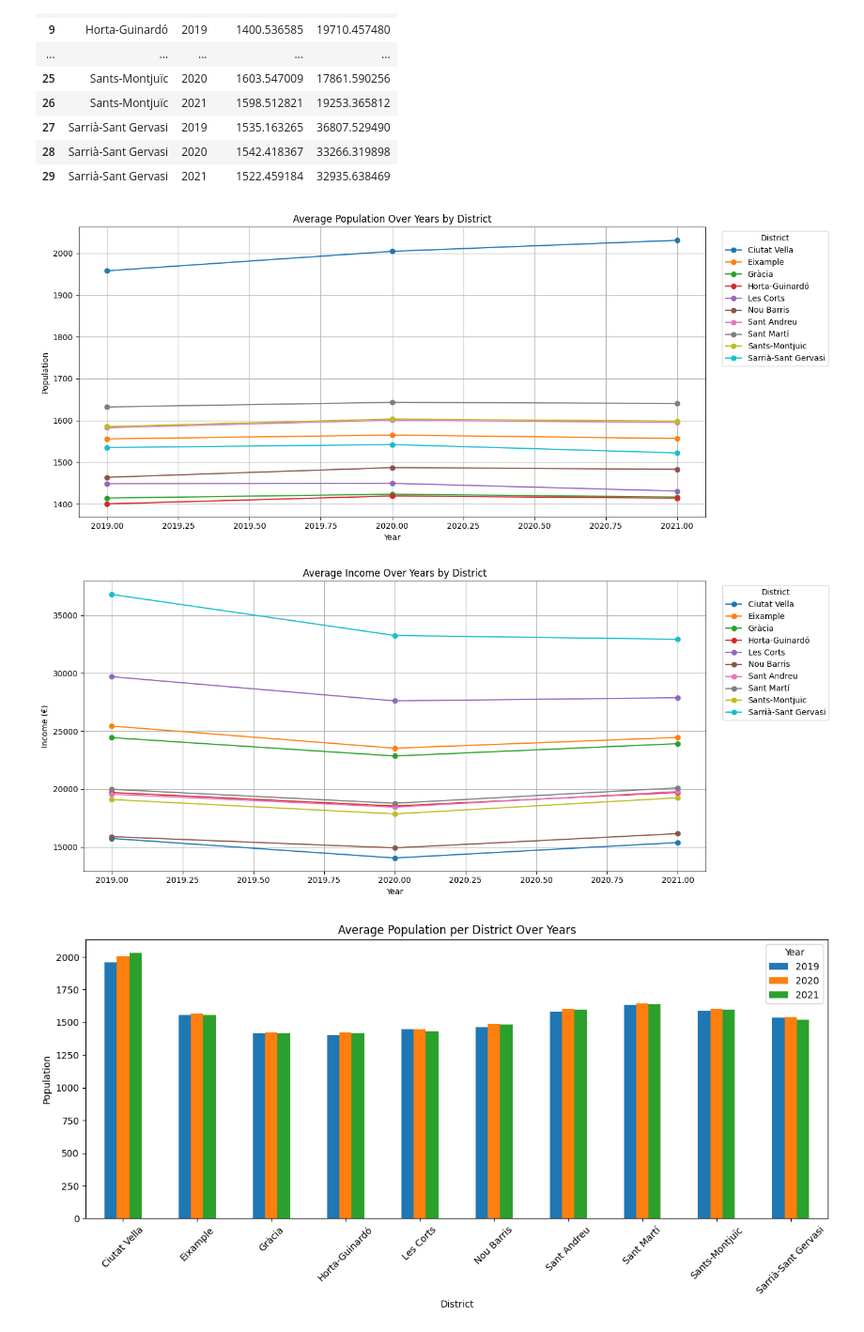
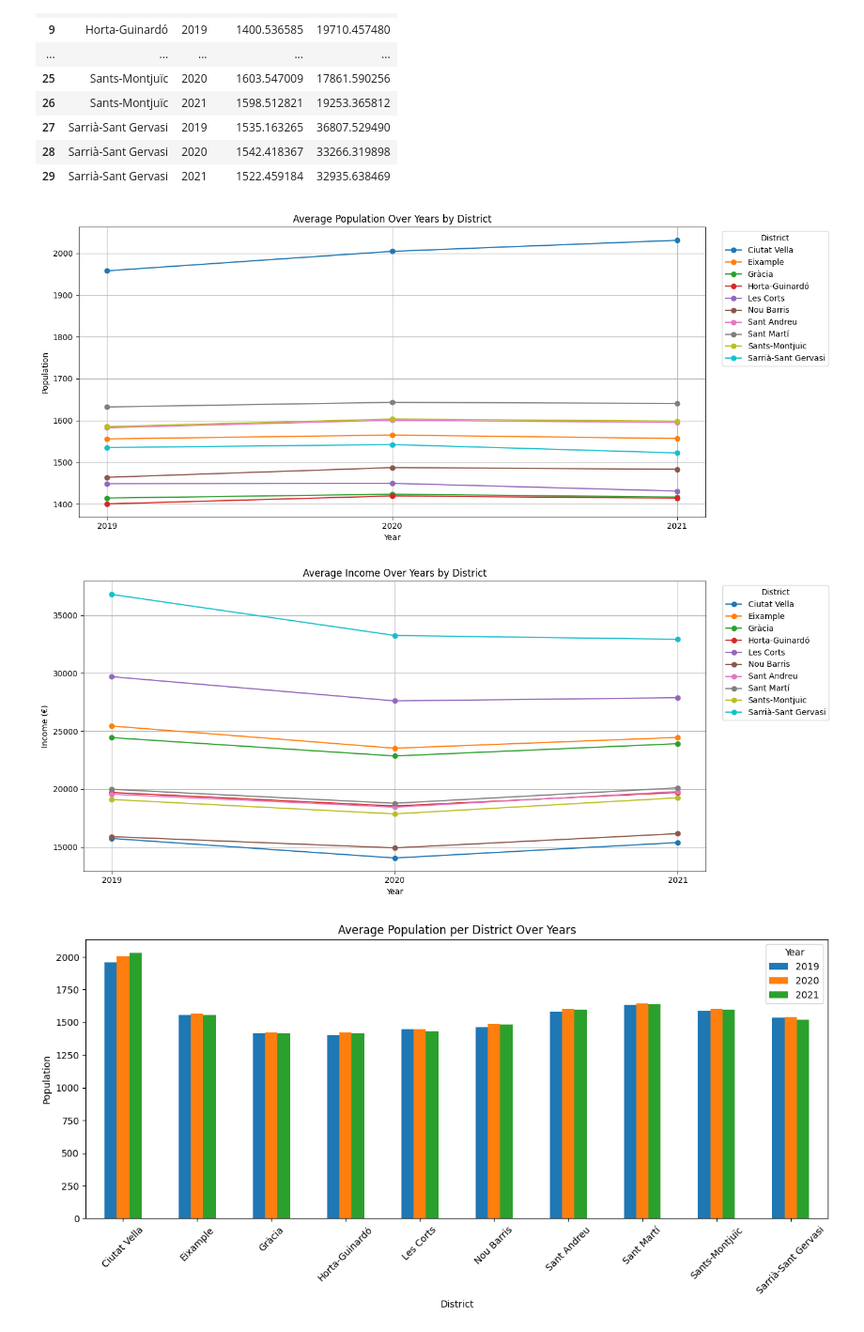
Before and after one commit to akossch0/dmt-1, a Jupyter notebook: src/visualization/plot_income_population.ipynb, the cells around one changed output. Shown: that part at 94% size. Drawn from its saved outputs; the diff is of its cells as text; code cells hidden in the pictures.

Commit message:
Updated plots and fixed time axis formatting

```diff
--- a/src/visualization/plot_income_population.ipynb
+++ b/src/visualization/plot_income_population.ipynb
@@ -94,34 +94,43 @@ df_grouped
 # %%
 import matplotlib.pyplot as plt
 
 # Pivot dei dati: righe = anno, colonne = distretti, valori = popolazione
 pop_pivot = df_grouped.pivot(index='year', columns='district', values='avg_population')
 
 # Grafico a linee
 pop_pivot.plot(figsize=(14, 6), marker='o')
 plt.title("Average Population Over Years by District")
 plt.xlabel("Year")
 plt.ylabel("Population")
 plt.grid(True)
 plt.legend(title='District', bbox_to_anchor=(1.02, 1), loc='upper left')
+
+# Imposta solo tick degli anni (senza decimali)
+plt.xticks(ticks=pop_pivot.index, labels=pop_pivot.index.astype(int))
+
 plt.tight_layout()
 plt.show()
 # %% [output]
-[figure, old version]
+[figure, new version]
 # %%
 # Pivot dei dati: righe = anno, colonne = distretti, valori = reddito
 income_pivot = df_grouped.pivot(index='year', columns='district', values='avg_income')
 
+# Grafico a linee
 income_pivot.plot(figsize=(14, 6), marker='o')
 plt.title("Average Income Over Years by District")
 plt.xlabel("Year")
 plt.ylabel("Income (€)")
 plt.grid(True)
 plt.legend(title='District', bbox_to_anchor=(1.02, 1), loc='upper left')
+
+# Mostra solo gli anni come tick (senza decimali)
+plt.xticks(ticks=income_pivot.index, labels=income_pivot.index.astype(int))
+
 plt.tight_layout()
 plt.show()
 # %% [output]
-[figure, old version]
+[figure, new version]
 # %%
 # Pivot dei dati: righe = distretti, colonne = anni, valori = popolazione
 df_pivot_pop = df_grouped.pivot(index='district', columns='year', values='avg_population')
```
